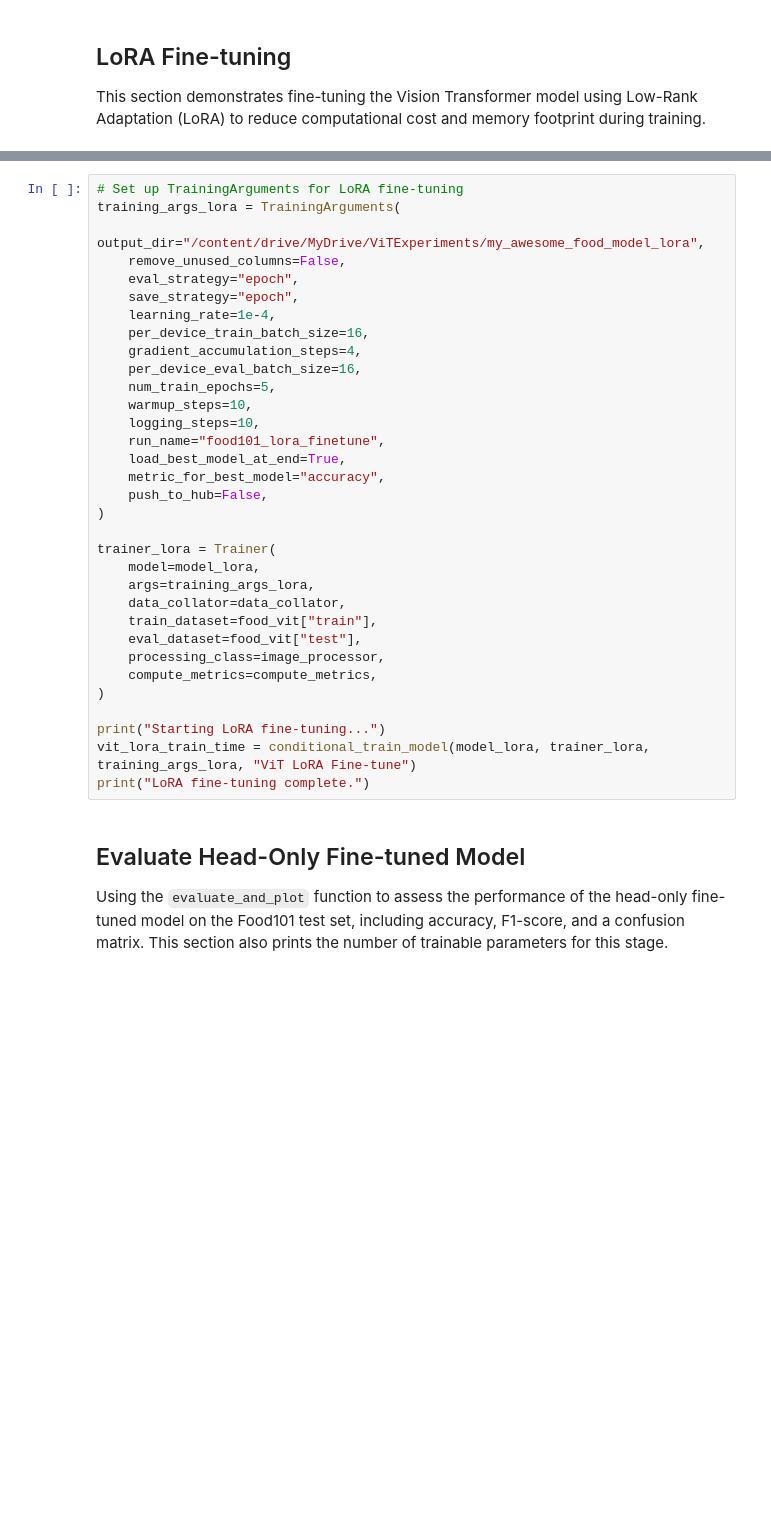
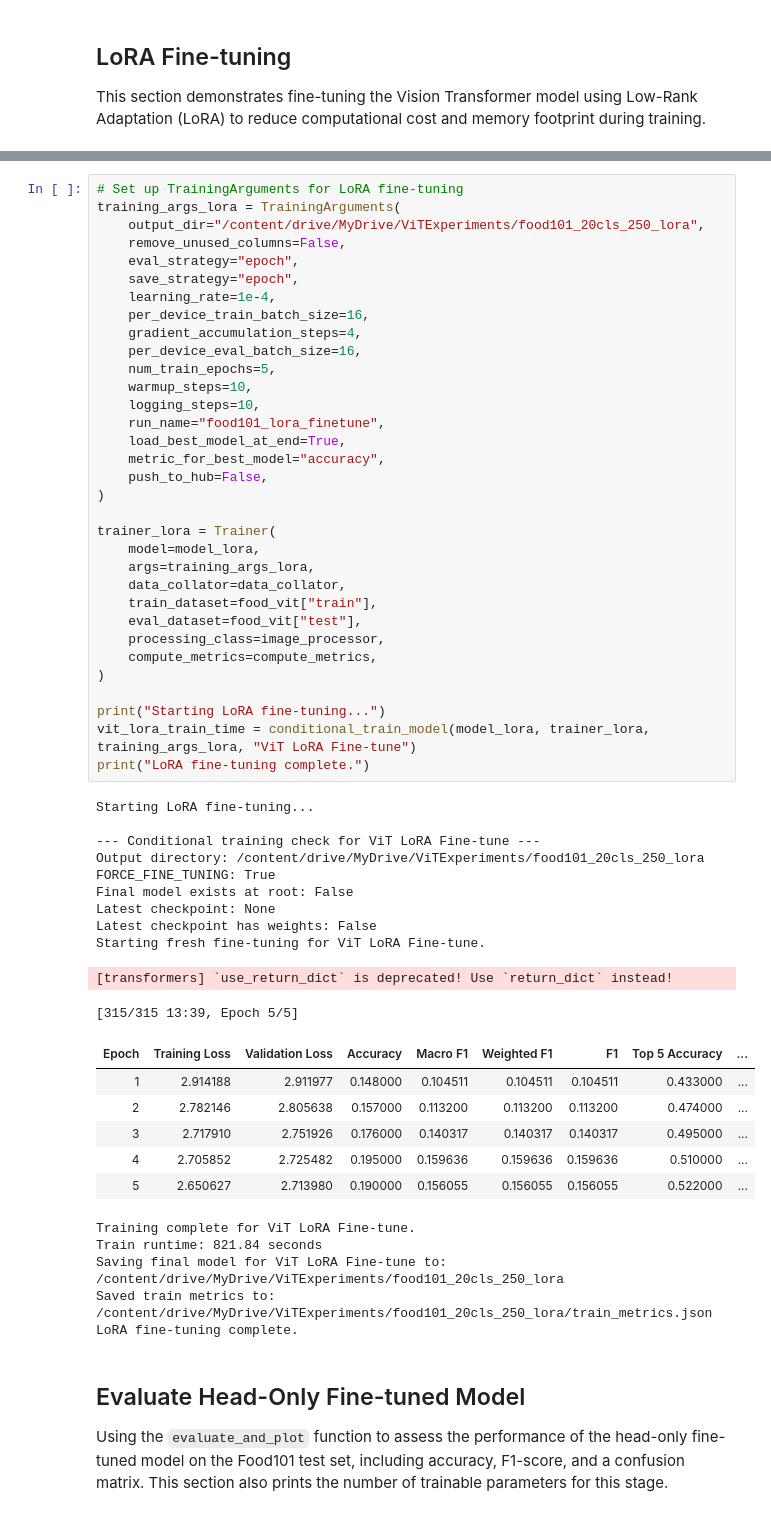
Before and after one commit to kasrasa/ViT-VLM-experiments, a Jupyter notebook: ViT_test.ipynb, the cells around one changed output, grey strips where cells are left out. Saved outputs shown, nothing was run; the diff lists cells and outputs as text; blank space fills up the shorter version.

```diff
--- a/ViT_test.ipynb
+++ b/ViT_test.ipynb
@@ -792,36 +1127,59 @@ print(model_lora)
 # %%
 # Set up TrainingArguments for LoRA fine-tuning
 training_args_lora = TrainingArguments(
-    output_dir="/content/drive/MyDrive/ViTExperiments/my_awesome_food_model_lora",
+    output_dir="/content/drive/MyDrive/ViTExperiments/food101_20cls_250_lora",
     remove_unused_columns=False,
     eval_strategy="epoch",
     save_strategy="epoch",
     learning_rate=1e-4,
     per_device_train_batch_size=16,
     gradient_accumulation_steps=4,
     per_device_eval_batch_size=16,
     num_train_epochs=5,
     warmup_steps=10,
     logging_steps=10,
     run_name="food101_lora_finetune",
     load_best_model_at_end=True,
     metric_for_best_model="accuracy",
     push_to_hub=False,
 )
 
 trainer_lora = Trainer(
     model=model_lora,
     args=training_args_lora,
     data_collator=data_collator,
     train_dataset=food_vit["train"],
     eval_dataset=food_vit["test"],
     processing_class=image_processor,
     compute_metrics=compute_metrics,
 )
 
 print("Starting LoRA fine-tuning...")
 vit_lora_train_time = conditional_train_model(model_lora, trainer_lora, training_args_lora, "ViT LoRA Fine-tune")
 print("LoRA fine-tuning complete.")
+# %% [output]
+Starting LoRA fine-tuning...
+
+--- Conditional training check for ViT LoRA Fine-tune ---
+Output directory: /content/drive/MyDrive/ViTExperiments/food101_20cls_250_lora
+FORCE_FINE_TUNING: True
+Final model exists at root: False
+Latest checkpoint: None
+Latest checkpoint has weights: False
+Starting fresh fine-tuning for ViT LoRA Fine-tune.
+[transformers] `use_return_dict` is deprecated! Use `return_dict` instead!
+[315/315 13:39, Epoch 5/5]
+| Epoch | Training Loss | Validation Loss | Accuracy | Macro F1 | Weighted F1 | F1 | Top 5 Accuracy | ... |
+| 1 | 2.914188 | 2.911977 | 0.148000 | 0.104511 | 0.104511 | 0.104511 | 0.433000 | ... |
+| 2 | 2.782146 | 2.805638 | 0.157000 | 0.113200 | 0.113200 | 0.113200 | 0.474000 | ... |
+| 3 | 2.717910 | 2.751926 | 0.176000 | 0.140317 | 0.140317 | 0.140317 | 0.495000 | ... |
+| 4 | 2.705852 | 2.725482 | 0.195000 | 0.159636 | 0.159636 | 0.159636 | 0.510000 | ... |
+| 5 | 2.650627 | 2.713980 | 0.190000 | 0.156055 | 0.156055 | 0.156055 | 0.522000 | ... |
+Training complete for ViT LoRA Fine-tune.
+Train runtime: 821.84 seconds
+Saving final model for ViT LoRA Fine-tune to: /content/drive/MyDrive/ViTExperiments/food101_20cls_250_lora
+Saved train metrics to: /content/drive/MyDrive/ViTExperiments/food101_20cls_250_lora/train_metrics.json
+LoRA fine-tuning complete.
 # %% [markdown]
 ## Evaluate Head-Only Fine-tuned Model
 
```
Also changed, not shown: parts of 33 cells of this notebook.
